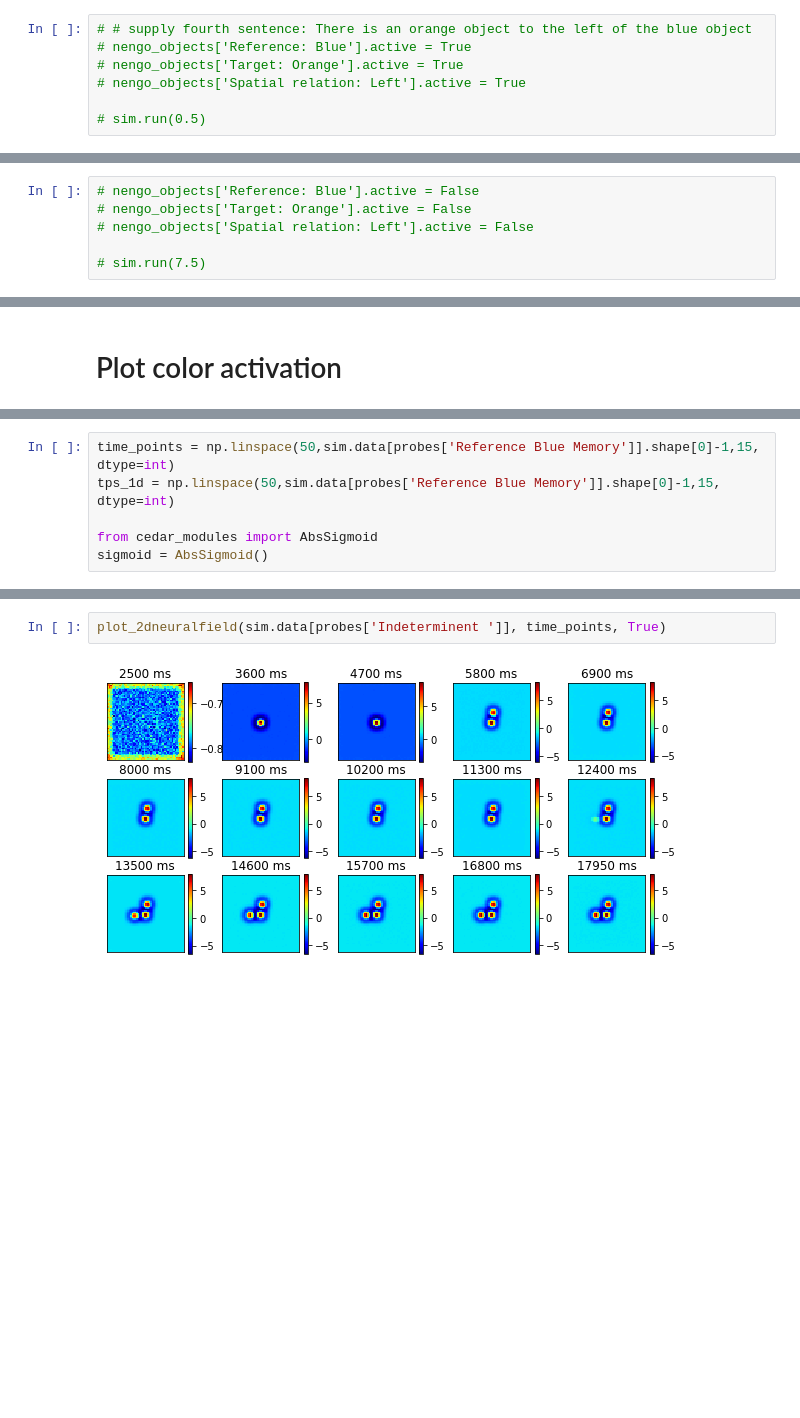
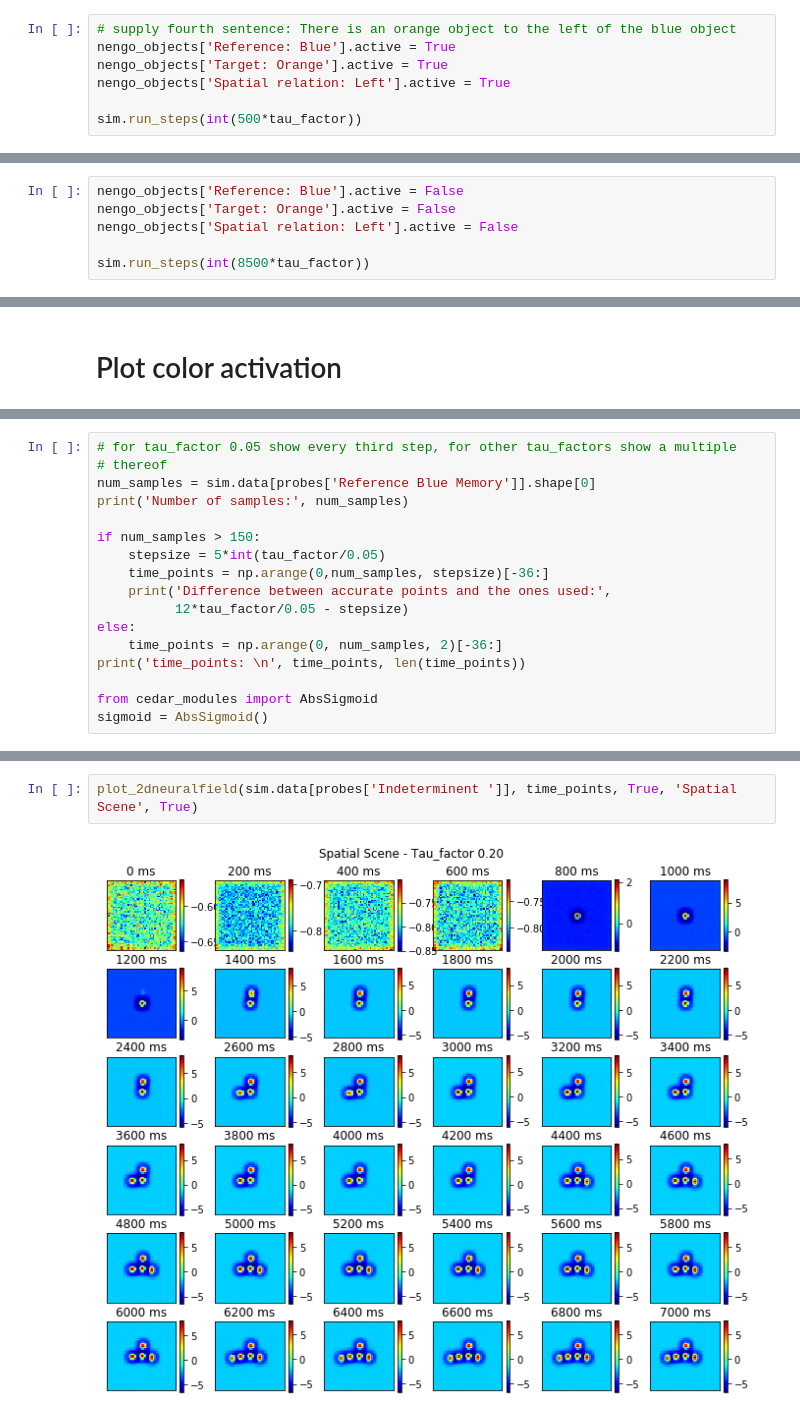
Before and after one commit to rturon/dft_in_nengo, a Jupyter notebook: notebooks/Example_from_paper.ipynb, the cells around one changed output, grey strips where cells are left out. Saved outputs shown, nothing was run; the diff lists cells and outputs as text; blank space fills up the shorter version.

```diff
--- a/notebooks/Example_from_paper.ipynb
+++ b/notebooks/Example_from_paper.ipynb
@@ -164,7 +176,7 @@ HtmlProgressBar cannot be displayed. Please use the TerminalProgressBar. It can
 # %%
-# # supply fourth sentence: There is an orange object to the left of the blue object
-# nengo_objects['Reference: Blue'].active = True
-# nengo_objects['Target: Orange'].active = True
-# nengo_objects['Spatial relation: Left'].active = True
+# supply fourth sentence: There is an orange object to the left of the blue object
+nengo_objects['Reference: Blue'].active = True
+nengo_objects['Target: Orange'].active = True
+nengo_objects['Spatial relation: Left'].active = True
 
-# sim.run(0.5)
+sim.run_steps(int(500*tau_factor))
@@ -171,6 +186,6 @@ HtmlProgressBar cannot be displayed. Please use the TerminalProgressBar. It can
 # %%
-# nengo_objects['Reference: Blue'].active = False
-# nengo_objects['Target: Orange'].active = False
-# nengo_objects['Spatial relation: Left'].active = False
+nengo_objects['Reference: Blue'].active = False
+nengo_objects['Target: Orange'].active = False
+nengo_objects['Spatial relation: Left'].active = False
 
-# sim.run(7.5)
+sim.run_steps(int(8500*tau_factor))
@@ -242,6 +212,0 @@ def plot_3dneuralfield(nf_data, time_points):
-# %%
-time_points = np.linspace(50,sim.data[probes['Reference Blue Memory']].shape[0]-1,15, dtype=int)
-tps_1d = np.linspace(50,sim.data[probes['Reference Blue Memory']].shape[0]-1,15, dtype=int)
-
-from cedar_modules import AbsSigmoid
-sigmoid = AbsSigmoid()
@@ -247,0 +270,17 @@ sigmoid = AbsSigmoid()
+# %%
+# for tau_factor 0.05 show every third step, for other tau_factors show a multiple
+# thereof
+num_samples = sim.data[probes['Reference Blue Memory']].shape[0]
+print('Number of samples:', num_samples)
+
+if num_samples > 150:
+    stepsize = 5*int(tau_factor/0.05)
+    time_points = np.arange(0,num_samples, stepsize)[-36:]
+    print('Difference between accurate points and the ones used:',
+          12*tau_factor/0.05 - stepsize)
+else:
+    time_points = np.arange(0, num_samples, 2)[-36:]
+print('time_points: \n', time_points, len(time_points))
+
+from cedar_modules import AbsSigmoid
+sigmoid = AbsSigmoid()
@@ -248,4 +330,4 @@ sigmoid = AbsSigmoid()
 # %%
-plot_2dneuralfield(sim.data[probes['Indeterminent ']], time_points, True)
+plot_2dneuralfield(sim.data[probes['Indeterminent ']], time_points, True, 'Spatial Scene', True)
 # %% [output]
-[figure, old version]
+[figure, new version]
```
Also changed, not shown: parts of 22 cells of this notebook, 2 other files.
